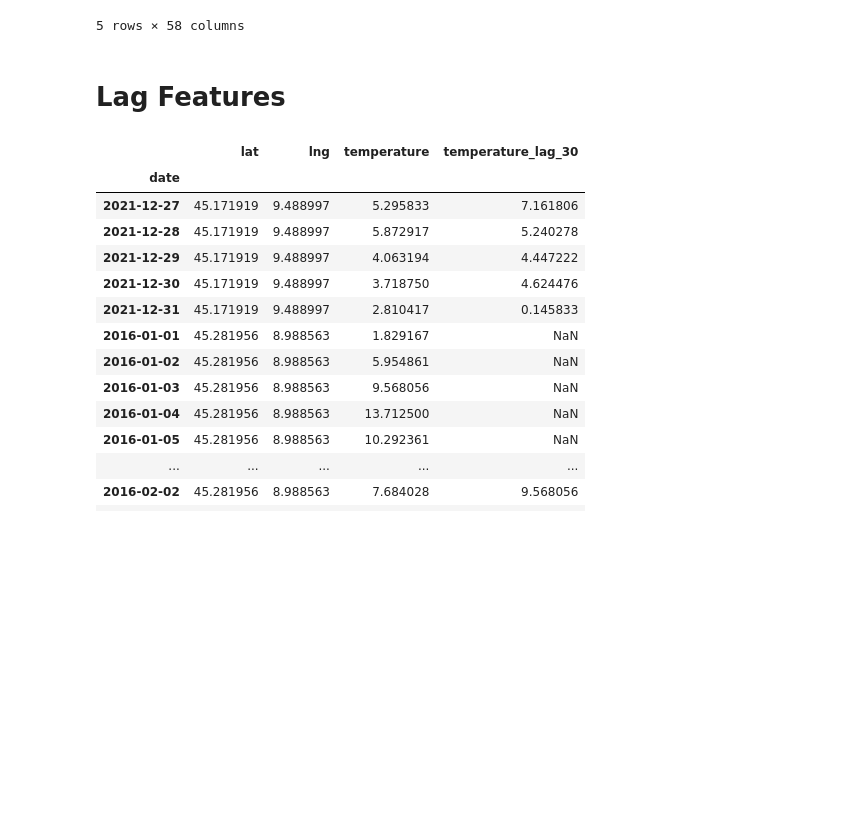
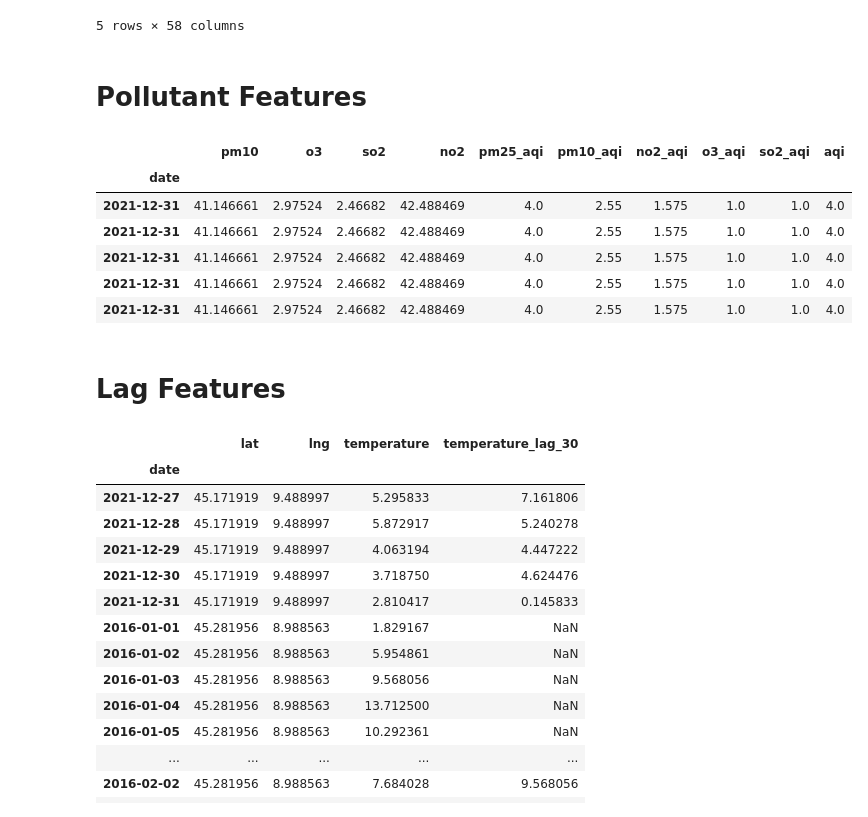
Before and after one commit to behzad89/Spatiotemporal_PM25_Milan_Model, a Jupyter notebook: notebooks/02_Feature_Eng.ipynb, the cells around one changed output. Drawn from its saved outputs; the diff is of its cells as text; code cells hidden in the pictures; blank space fills up the shorter version.

Commit message:
[Feat Eng] Pollutant features generated

```diff
--- a/notebooks/02_Feature_Eng.ipynb
+++ b/notebooks/02_Feature_Eng.ipynb
@@ -34,6 +34,26 @@ data.head()
 | 2016-01-01 | 45.542665 | 9.205603 | 1.066434 | 0.0 | 94.713287 | 46.510490 | 9.671466 | 0.800000 | ... |
 | 2016-01-01 | 45.548517 | 8.847322 | 0.511888 | 0.0 | 98.909091 | 28.972028 | 13.920369 | 0.759877 | ... |
 5 rows × 58 columns
+# %% [markdown]
+# Pollutant Features
+# %%
+# Since measured pollutants are only avaialbe for the station, it makes sence to calcualte the mean of entire stations
+# Such values can be used for inference as well
+pollutant_feat = data.groupby("date")[["pm10","o3","so2","no2","pm25_aqi", "pm10_aqi", "no2_aqi", "o3_aqi","so2_aqi", "aqi"]].mean()
+# %%
+data.drop(["pm10","o3","so2","no2","pm25_aqi", "pm10_aqi", "no2_aqi", "o3_aqi","so2_aqi", "aqi"],axis=1,inplace=True)
+# %%
+data = pd.merge(data,pollutant_feat,right_index=True,left_index=True)
+# %%
+data.iloc[:,-10:].tail()
+# %% [output]
+|  | pm10 | o3 | so2 | no2 | pm25_aqi | pm10_aqi | no2_aqi | o3_aqi | so2_aqi | aqi |
+| date |  |  |  |  |  |  |  |  |  |  |
+| 2021-12-31 | 41.146661 | 2.97524 | 2.46682 | 42.488469 | 4.0 | 2.55 | 1.575 | 1.0 | 1.0 | 4.0 |
+| 2021-12-31 | 41.146661 | 2.97524 | 2.46682 | 42.488469 | 4.0 | 2.55 | 1.575 | 1.0 | 1.0 | 4.0 |
+| 2021-12-31 | 41.146661 | 2.97524 | 2.46682 | 42.488469 | 4.0 | 2.55 | 1.575 | 1.0 | 1.0 | 4.0 |
+| 2021-12-31 | 41.146661 | 2.97524 | 2.46682 | 42.488469 | 4.0 | 2.55 | 1.575 | 1.0 | 1.0 | 4.0 |
+| 2021-12-31 | 41.146661 | 2.97524 | 2.46682 | 42.488469 | 4.0 | 2.55 | 1.575 | 1.0 | 1.0 | 4.0 |
 # %% [markdown]
 # Lag Features
 # %%
```
